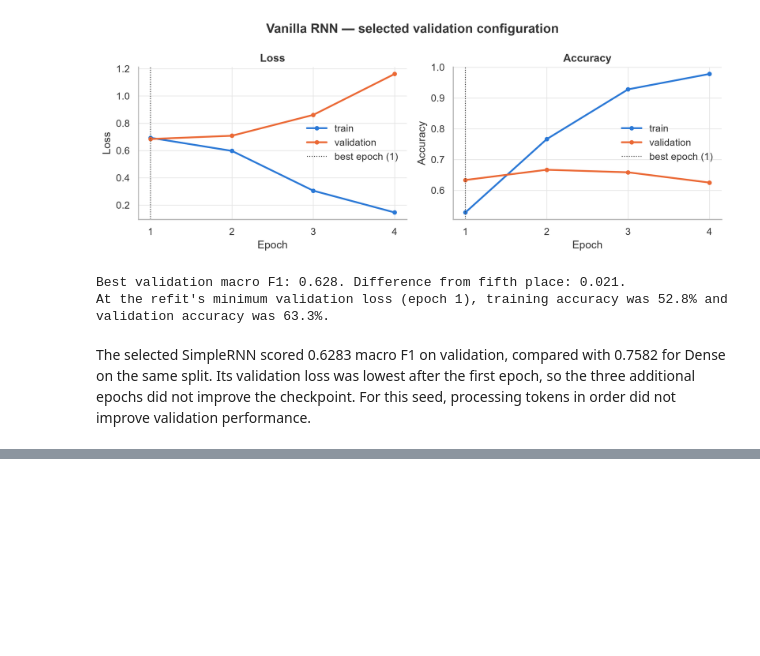
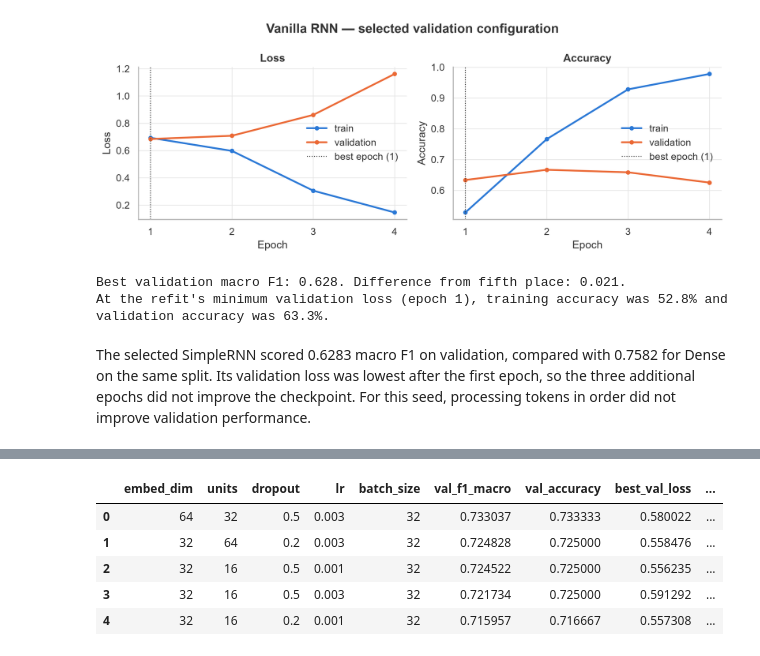
Before and after one commit to JacoboRodriguez1/Suavitel, a Jupyter notebook: notebooks/03_dense_rnn_lstm.ipynb, the cells around one changed output, grey strips where cells are left out. Drawn from its saved outputs; the diff is of its cells as text; code cells hidden in the pictures; blank space fills up the shorter version.

```diff
--- a/notebooks/03_dense_rnn_lstm.ipynb
+++ b/notebooks/03_dense_rnn_lstm.ipynb
@@ -138,0 +142,16 @@ The selected SimpleRNN scored 0.6283 macro F1 on validation, compared with 0.758
+# %%
+from src.models import build_lstm
+
+lstm_grid = grid_search(
+    build_lstm, BASE_GRID, X_tr, y_tr, X_val, y_val,
+    vocab_size=vocab_size, epochs=30, seed=SEED,
+)
+assert len(lstm_grid) == 48 and not lstm_grid.duplicated(list(BASE_GRID)).any()
+lstm_grid.loc[:, [*BASE_GRID, "val_f1_macro", "val_accuracy", "best_val_loss", "best_epoch"]].head(5)
+# %% [output]
+|  | embed_dim | units | dropout | lr | batch_size | val_f1_macro | val_accuracy | best_val_loss | ... |
+| 0 | 64 | 32 | 0.5 | 0.003 | 32 | 0.733037 | 0.733333 | 0.580022 | ... |
+| 1 | 32 | 64 | 0.2 | 0.003 | 32 | 0.724828 | 0.725000 | 0.558476 | ... |
+| 2 | 32 | 16 | 0.5 | 0.001 | 32 | 0.724522 | 0.725000 | 0.556235 | ... |
+| 3 | 32 | 16 | 0.5 | 0.003 | 32 | 0.721734 | 0.725000 | 0.591292 | ... |
+| 4 | 32 | 16 | 0.2 | 0.001 | 32 | 0.715957 | 0.716667 | 0.557308 | ... |
```
Also changed, not shown: parts of 5 cells of this notebook, 6 other files.
